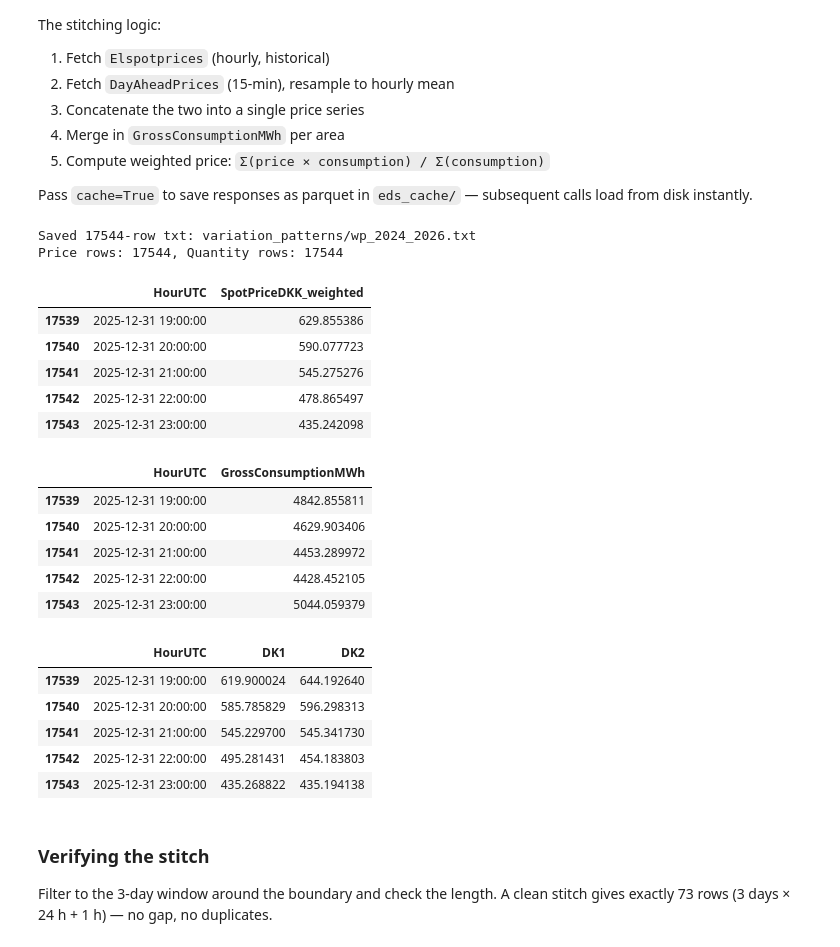
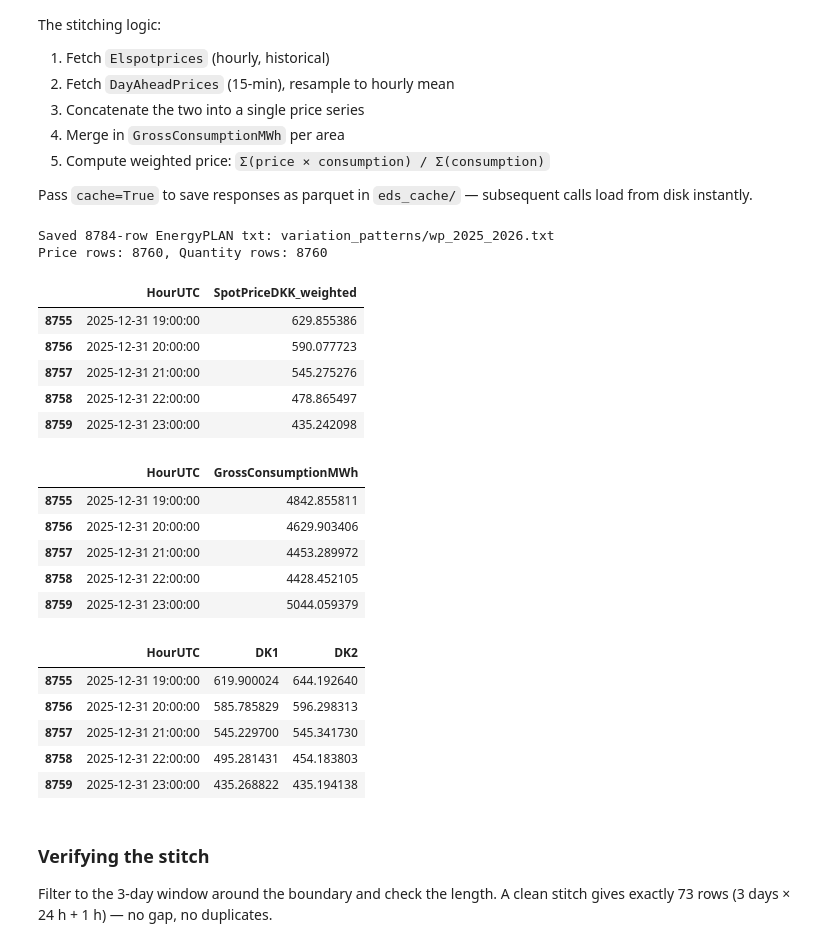
Before and after one commit to cfn368/ET-eds-api, a Jupyter notebook: using_fetcher_p.ipynb, the cells around one changed output. Cells and saved outputs as stored; diff of their text form; code cells hidden in the pictures.

```diff
--- a/using_fetcher_p.ipynb
+++ b/using_fetcher_p.ipynb
@@ -41,38 +41,38 @@ The stitching logic:
 
 Pass `cache=True` to save responses as parquet in `eds_cache/` — subsequent calls load from disk instantly.
 # %%
-wp_h, q_h, p_area = get_wp_h(start="2024", end="2026", cache=True, save_txt=True)
+wp_h, q_h, p_area = get_wp_h(start="2025", end="2026", cache=True, save_txt=True)
 
 print(f"Price rows: {len(wp_h)}, Quantity rows: {len(q_h)}")
 wp_h.tail()
 # %% [output]
-Saved 17544-row txt: variation_patterns/wp_2024_2026.txt
-Price rows: 17544, Quantity rows: 17544
+Saved 8784-row EnergyPLAN txt: variation_patterns/wp_2025_2026.txt
+Price rows: 8760, Quantity rows: 8760
 |  | HourUTC | SpotPriceDKK_weighted |
-| 17539 | 2025-12-31 19:00:00 | 629.855386 |
-| 17540 | 2025-12-31 20:00:00 | 590.077723 |
-| 17541 | 2025-12-31 21:00:00 | 545.275276 |
-| 17542 | 2025-12-31 22:00:00 | 478.865497 |
-| 17543 | 2025-12-31 23:00:00 | 435.242098 |
+| 8755 | 2025-12-31 19:00:00 | 629.855386 |
+| 8756 | 2025-12-31 20:00:00 | 590.077723 |
+| 8757 | 2025-12-31 21:00:00 | 545.275276 |
+| 8758 | 2025-12-31 22:00:00 | 478.865497 |
+| 8759 | 2025-12-31 23:00:00 | 435.242098 |
 # %%
 q_h.tail()
 # %% [output]
 |  | HourUTC | GrossConsumptionMWh |
-| 17539 | 2025-12-31 19:00:00 | 4842.855811 |
-| 17540 | 2025-12-31 20:00:00 | 4629.903406 |
-| 17541 | 2025-12-31 21:00:00 | 4453.289972 |
-| 17542 | 2025-12-31 22:00:00 | 4428.452105 |
-| 17543 | 2025-12-31 23:00:00 | 5044.059379 |
+| 8755 | 2025-12-31 19:00:00 | 4842.855811 |
+| 8756 | 2025-12-31 20:00:00 | 4629.903406 |
+| 8757 | 2025-12-31 21:00:00 | 4453.289972 |
+| 8758 | 2025-12-31 22:00:00 | 4428.452105 |
+| 8759 | 2025-12-31 23:00:00 | 5044.059379 |
 # %%
 # Area-specific prices — one column per price area
 p_area.tail()
 # %% [output]
 |  | HourUTC | DK1 | DK2 |
-| 17539 | 2025-12-31 19:00:00 | 619.900024 | 644.192640 |
-| 17540 | 2025-12-31 20:00:00 | 585.785829 | 596.298313 |
-| 17541 | 2025-12-31 21:00:00 | 545.229700 | 545.341730 |
-| 17542 | 2025-12-31 22:00:00 | 495.281431 | 454.183803 |
-| 17543 | 2025-12-31 23:00:00 | 435.268822 | 435.194138 |
+| 8755 | 2025-12-31 19:00:00 | 619.900024 | 644.192640 |
+| 8756 | 2025-12-31 20:00:00 | 585.785829 | 596.298313 |
+| 8757 | 2025-12-31 21:00:00 | 545.229700 | 545.341730 |
+| 8758 | 2025-12-31 22:00:00 | 495.281431 | 454.183803 |
+| 8759 | 2025-12-31 23:00:00 | 435.268822 | 435.194138 |
 # %% [markdown]
 ### Verifying the stitch
 
```
Also changed, not shown: 6 other files.
